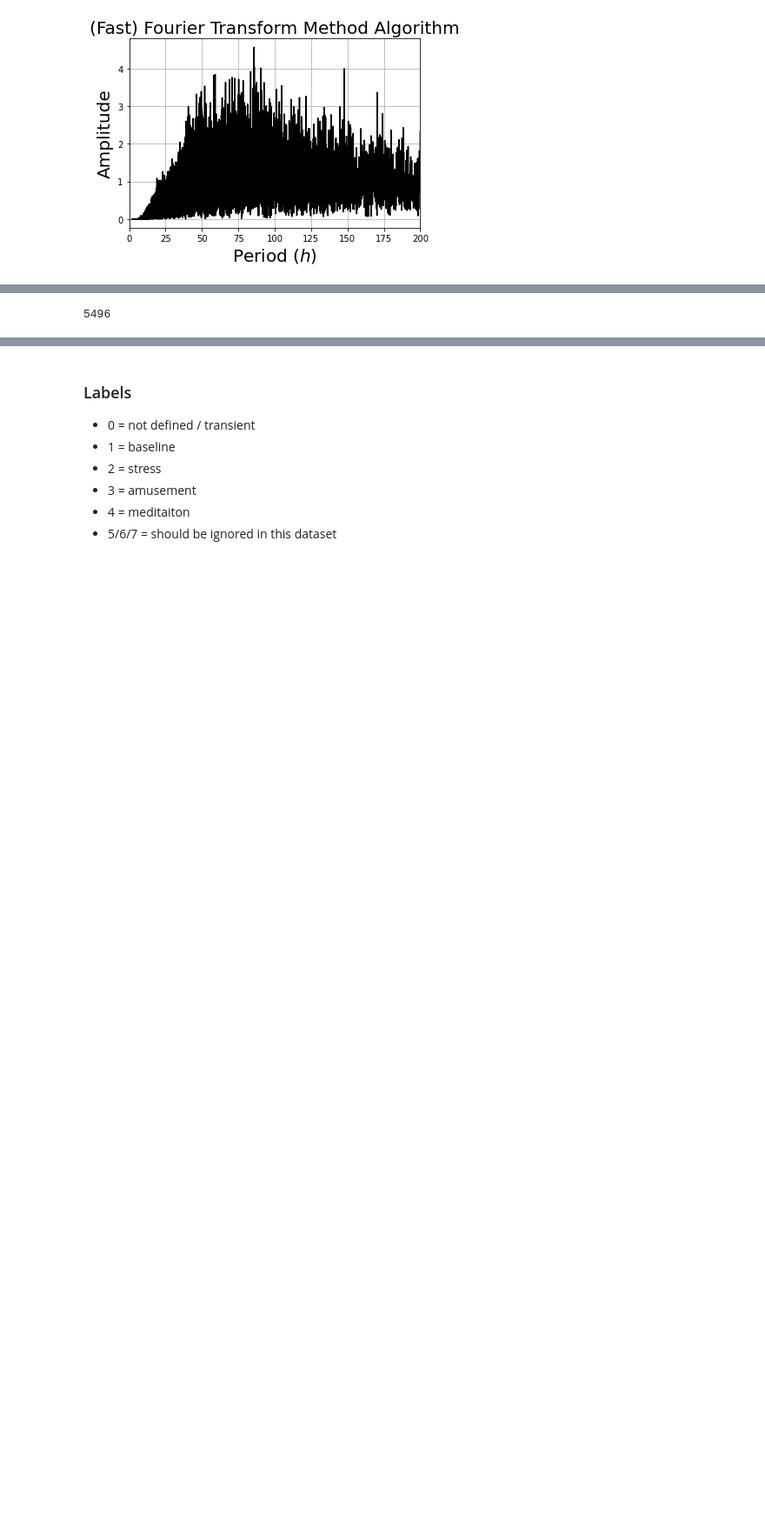
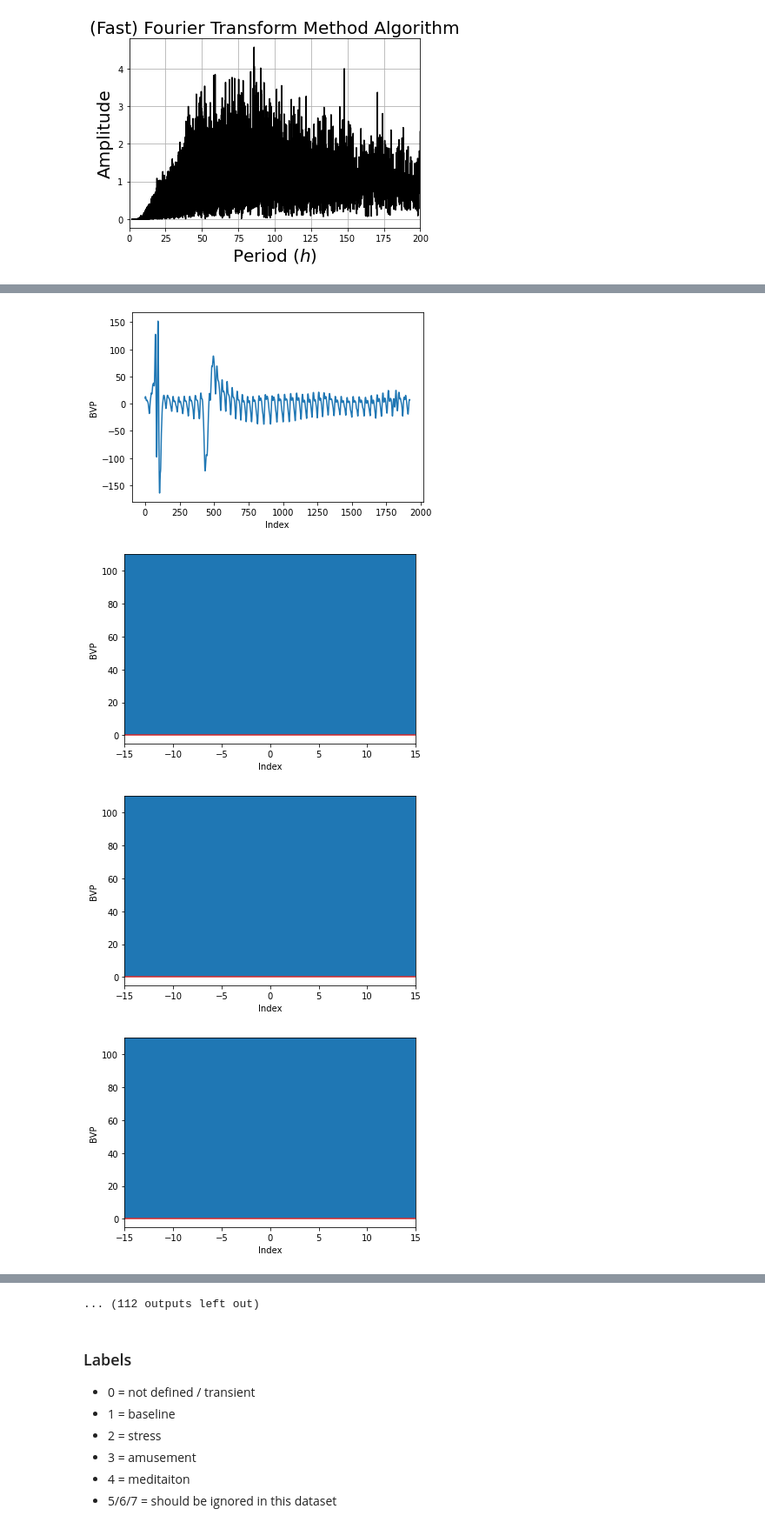
Before and after one commit to peasypi/Stress-Detection-From-Wearables, a Jupyter notebook: code/Stress_Detection_With_Wearables_Explorative_Analyse.ipynb, the cells around one changed output, grey strips where cells are left out. Shown: that part at 87% size. Drawn from its saved outputs; the diff is of its cells as text; code cells hidden in the pictures; blank space fills up the shorter version.

Commit message:
add up sampling and window creation

```diff
--- a/code/Stress_Detection_With_Wearables_Explorative_Analyse.ipynb
+++ b/code/Stress_Detection_With_Wearables_Explorative_Analyse.ipynb
@@ -94,7 +102,7 @@ RangeIndex(start=0, stop=21984, step=1)
 # %% [markdown]
 # Data
 # %%
-fs_dict = {'ACC': 32, 'BVP': 64, 'EDA': 4, 'TEMP': 4, 'label': 64}
+fs_dict = {'ACC': 32, 'BVP': 64, 'EDA': 4, 'TEMP': 4, 'label': 700}
 # %%
 eda_df.index = [(1 / fs_dict['EDA']) * i for i in range(len(eda_df))]
 bvp_df.index = [(1 / fs_dict['BVP']) * i for i in range(len(bvp_df))]
@@ -217,5 +257,7 @@ len(test)
 # %%
-# Upsampling data to match BVP data sampling rate
+# Upsampling data to match BVP data sampling rate using fourier method as described in Paper/dataset
 eda_upsampled = scipy.signal.resample(eda_signal, len(bvp_signal))
 temp_upsampled = scipy.signal.resample(temp_signal, len(bvp_signal))
-acc_upsampled = scipy.signal.resample(acc_signal, len(bvp_signal))
+acc_x_upsampled = scipy.signal.resample(acc_x_signal, len(bvp_signal))
+acc_y_upsampled = scipy.signal.resample(acc_y_signal, len(bvp_signal))
+acc_z_upsampled = scipy.signal.resample(acc_z_signal, len(bvp_signal))
@@ -288,4 +264,56 @@ for i in range(0,len(labels), 700):
-# %%
-len(counter_list)
-# %% [output]
-5496
+# %%
+data_arrays = zip(bvp_signal, eda_upsampled, acc_x_upsampled, acc_y_upsampled, acc_z_upsampled, temp_upsampled)
+df = pd.DataFrame(data=data_arrays, columns=['BVP', 'EDA', 'ACC_x', 'ACC_y', 'ACC_z', 'TEMP'])
+df.index = [(1 / 64) * i for i in range(len(df))]
+df.index = pd.to_datetime(df.index, unit='s')
+df_new = df.join(label_df)
+df_bfill = df_new.copy()
+df_new['label'] = df_new['label'].fillna(method='ffill')
+df_new.reset_index(drop=True, inplace=True)
+# %%
+window_len = 64 * 60 # fs = 64 and window length in seconds = 60
+subwindow_len = 64 * 30 # fs = 64 and sub-window length in seconds = 7
+window_shift = int(64 * 0.25) # fs = 64 and window shift in seconds = 0.25
+
+window = df_new[:window_len]
+windows = []
+
+for i in range(0, window_len, window_shift):
+    if i+subwindow_len <= window_len:
+        windows.append(df_new[i:i+subwindow_len])
+        # print(i,i+subwindow_len)
+        subwindow = df_new[i:i+subwindow_len]
+        print(subwindow)
+
+        x = subwindow.index
+        y = np.array(subwindow['BVP'])
+        plt.plot(x, y)
+        plt.xlabel('Index')
+        plt.ylabel('BVP')
+        # y = scipy.fft(subwindow['BVP'].to_numpy())
+        # freq = scipy.fftfreq(8, 0.125)
+        f_s = 30
+
+        X = scipy.fft.fft(x)
+        freqs = scipy.fft.fftfreq(len(x)) * f_s
+
+        fig, ax = plt.subplots()
+
+        ax.stem(freqs, np.abs(X))
+        ax.set_xlabel('Frequency in Hertz [Hz]')
+        ax.set_ylabel('Frequency Domain (Spectrum) Magnitude')
+        ax.set_xlim(-f_s / 2, f_s / 2)
+        ax.set_ylim(-5, 110)
+        # FFT =scipy.fft.fft(y)
+        # new_N= len(FFT)//2
+        # f_nat=1
+        # new_X = np.linspace(10**-12, f_nat/2, new_N, endpoint=True)
+        # new_Xph=1.0/(new_X)
+        # FFT_abs=np.abs(FFT)
+        # plt.plot(new_Xph,2*FFT_abs[0:len(FFT)//2]/len(new_Xph),color='black')
+        # plt.xlabel('Period ($h$)',fontsize=20)
+        # plt.ylabel('Amplitude',fontsize=20)
+        # plt.title('(Fast) Fourier Transform Method Algorithm',fontsize=20)
+        # plt.grid(True)
+        # plt.xlim(0,200)
+# %% [output]
@@ -291,0 +354,4 @@ len(counter_list)
+[figure, added]
+[figure, added]
+[figure, added]
+[figure, added]
@@ -292,3 +364,4 @@ len(counter_list)
+... (112 outputs left out)
 # %% [markdown]
 ### Labels
 
```
Also changed, not shown: parts of 29 cells of this notebook.
